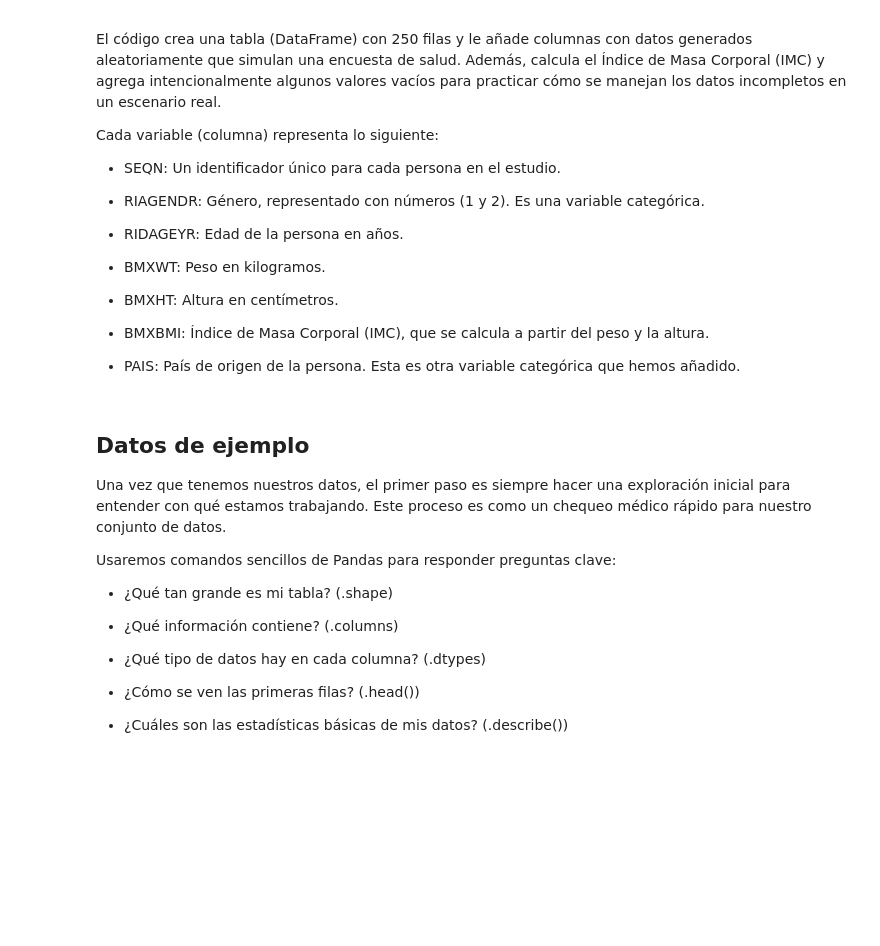
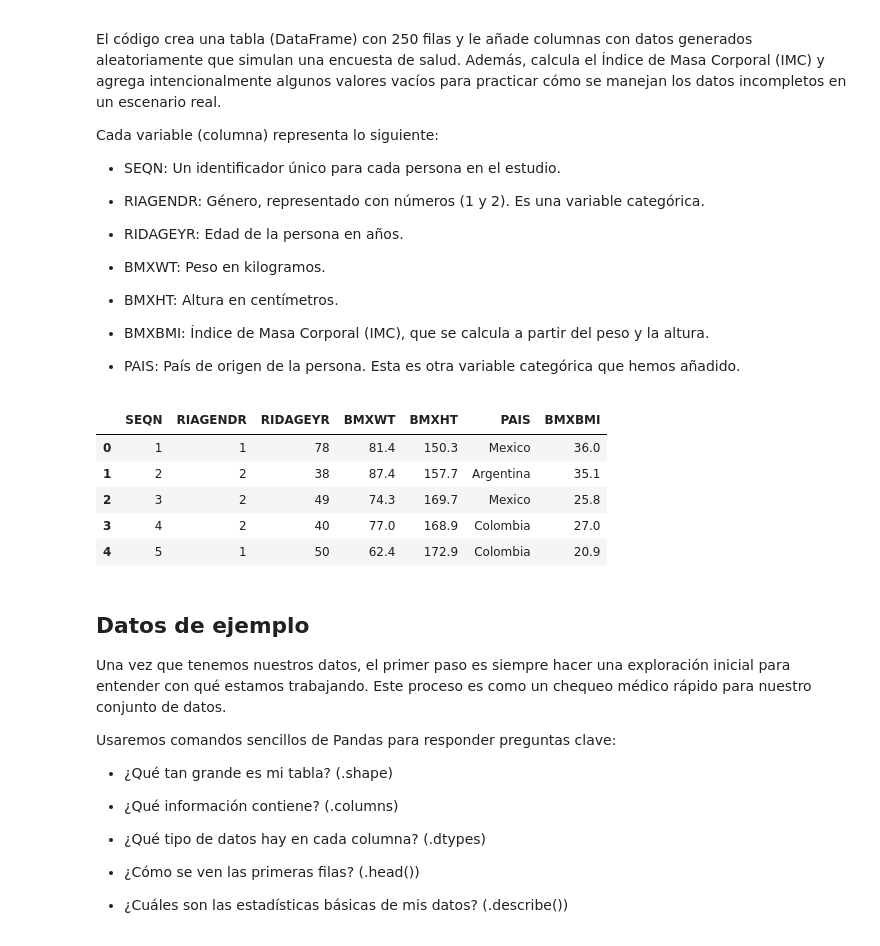
Before and after one commit to AndresJaramillo12/SISTEMAS-AVANZADOS-DE-PRODUCCI-N-CON-PYTHON-LUNES-Y-JUEVES, a Jupyter notebook: Jaramillo__Andres_Vega_Carolina_Morales_Nicolas.ipynb, the cells around one changed output. Saved outputs shown, nothing was run; the diff lists cells and outputs as text; code cells hidden in the pictures; blank space fills up the shorter version.

```diff
--- a/Jaramillo__Andres_Vega_Carolina_Morales_Nicolas.ipynb
+++ b/Jaramillo__Andres_Vega_Carolina_Morales_Nicolas.ipynb
@@ -646,32 +703,39 @@ Cada variable (columna) representa lo siguiente:
 # %%
 #Cargada una vez la libreria, no se debe volver a cargar de nuevo.
 import numpy as np
 import pandas as pd
 
 # Fijar una semilla para que los resultados aleatorios sean siempre los mismos
 np.random.seed(42)
 
 # Número de filas que tendrá nuestra tabla
 n = 250
 
 # Crear el DataFrame
-da = pd.DataFrame({
+dw = pd.DataFrame({
     "SEQN": np.arange(1, n+1),
     "RIAGENDR": np.random.choice([1, 2], size=n, p=[0.5, 0.5]), # 1: Masculino, 2: Femenino
     "RIDAGEYR": np.random.randint(18, 80, size=n),
     "BMXWT": np.round(np.random.normal(70, 12, size=n), 1), # Peso en kg
     "BMXHT": np.round(np.random.normal(168, 10, size=n), 1), # Altura en cm
     "PAIS": np.random.choice(["Colombia", "Mexico", "Argentina"], size=n, p=[0.6, 0.2, 0.2]) # Variable categórica de texto
 })
 
 # Calcular el IMC y añadirlo como una nueva columna
 da["BMXBMI"] = np.round(da["BMXWT"] / (da["BMXHT"]/100)**2, 1)
 
 # Simular datos faltantes: seleccionar 10 filas al azar y poner NaN en la columna de peso
 da.loc[np.random.choice(da.index, size=10, replace=False), "BMXWT"] = np.nan
 
 # Mostrar las primeras 5 filas de nuestra tabla para revisarla
 da.head()
+# %% [output]
+|  | SEQN | RIAGENDR | RIDAGEYR | BMXWT | BMXHT | PAIS | BMXBMI |
+| 0 | 1 | 1 | 78 | 81.4 | 150.3 | Mexico | 36.0 |
+| 1 | 2 | 2 | 38 | 87.4 | 157.7 | Argentina | 35.1 |
+| 2 | 3 | 2 | 49 | 74.3 | 169.7 | Mexico | 25.8 |
+| 3 | 4 | 2 | 40 | 77.0 | 168.9 | Colombia | 27.0 |
+| 4 | 5 | 1 | 50 | 62.4 | 172.9 | Colombia | 20.9 |
 # %% [markdown]
 ## **Datos de ejemplo**
 
```
Also changed, not shown: parts of 24 cells of this notebook.
